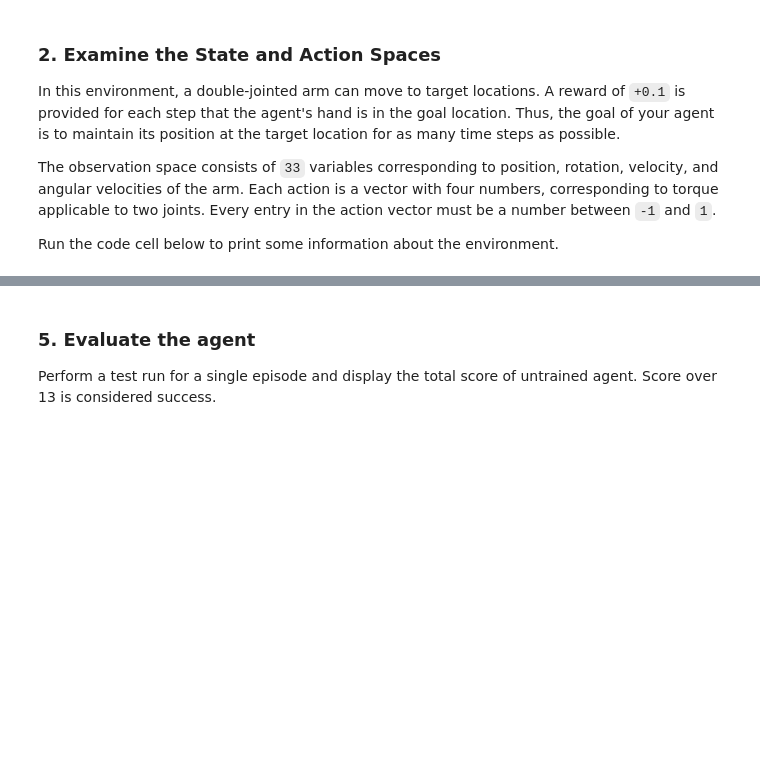
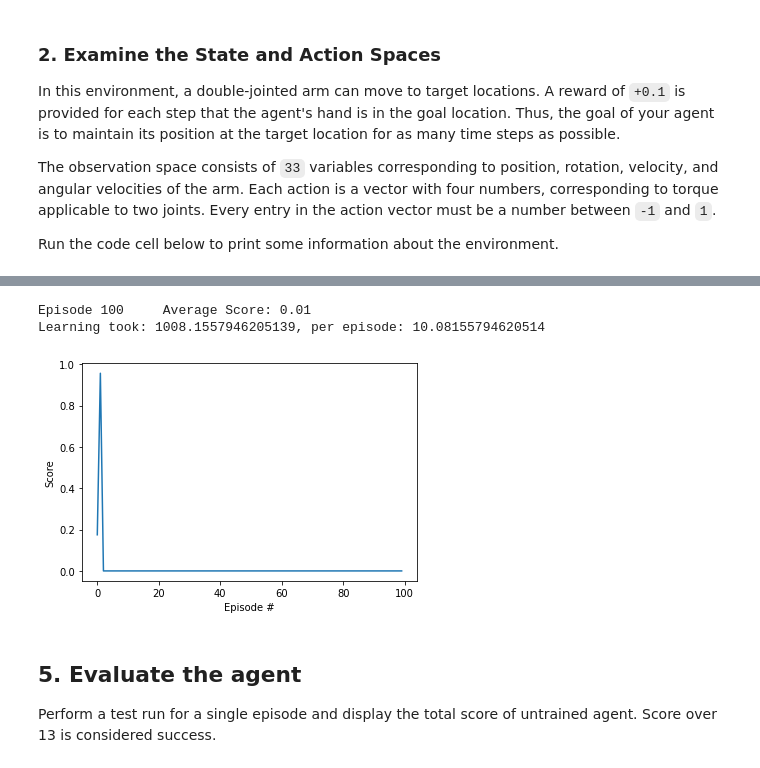
Before and after one commit to jolesinski/drlnd_control, a Jupyter notebook: Continuous_Control.ipynb, the cells around one changed output, grey strips where cells are left out. Saved outputs shown, nothing was run; the diff lists cells and outputs as text; code cells hidden in the pictures; blank space fills up the shorter version.

```diff
--- a/Continuous_Control.ipynb
+++ b/Continuous_Control.ipynb
@@ -25,0 +51,7 @@ KeyboardInterrupt:
+# %%
+![[ ! -d "Reacher_Linux_one" ]] && wget -O Reacher_Linux_one.zip https://s3-us-west-1.amazonaws.com/udacity-drlnd/P2/Reacher/one_agent/Reacher_Linux.zip && unzip Reacher_Linux_one.zip -d Reacher_Linux_one
+
+env = UnityEnvironment(file_name='Reacher_Linux_one/Reacher_Linux/Reacher.x86_64')
+# get the default brain
+brain_name = env.brain_names[0]
+brain = env.brains[brain_name]
@@ -67,0 +382,12 @@ DQN learing algorithm and model is contained in the Agent class located in dqn_a
+# %%
+env_info = env.reset(train_mode=True)[brain_name]
+states = env_info.vector_observations
+# %%
+actions = agent.act(states)       # select an action
+
+env_info = env.step(actions.detach().cpu().numpy())[brain_name]       # send the action to the environment
+next_states = env_info.vector_observations     # get the next state
+rewards = env_info.rewards                     # get the reward
+dones = env_info.local_done                    # see if episode has finished
+agent.step(states, actions, rewards, next_states, dones)
+states = next_states
@@ -74,5 +419,63 @@ env_info = env.reset(train_mode=True)[brain_name]
+# %%
+def a2c(n_episodes=100, max_t=1000, solved_score=30):
+    """Advantage Actor Critic (synchronous).
+
+    Params
+    ======
+        n_episodes (int): maximum number of training episodes
+        max_t (int): maximum number of timesteps per episode
+    """
+    scores = []                        # list containing scores from each episode
+    scores_window = deque(maxlen=100)  # last 100 scores
+    for i_episode in range(1, n_episodes+1):
+        env_info = env.reset(train_mode=True)[brain_name]
+        states = env_info.vector_observations
+        score = np.zeros(num_agents)
+        for t in range(max_t):
+            actions = agent.act(states)                    # select an action
+            actions_clamped = torch.clamp(actions, -1, 1).cpu().numpy()
+            env_info = env.step(actions_clamped)[brain_name]       # send the action to the environment
+            next_states = env_info.vector_observations     # get the next state
+            rewards = env_info.rewards                     # get the reward
+            dones = env_info.local_done                    # see if episode has finished
+            agent.step(states, actions, rewards, next_states, dones)
+            states = next_states
+            score += rewards
+            if np.any(dones):
+                break
+
+        agent.learn()
+        episode_score = np.mean(score)
+        scores_window.append(episode_score)       # save most recent score
+        scores.append(episode_score)              # save most recent score
+        print('\rEpisode {}\tAverage Score: {:.2f}'.format(i_episode, np.mean(scores_window)), end="")
+        if i_episode % 100 == 0:
+            print('\rEpisode {}\tAverage Score: {:.2f}'.format(i_episode, np.mean(scores_window)))
+        if np.mean(scores_window)>=solved_score:
+            print('\nEnvironment solved in {:d} episodes!\tAverage Score: {:.2f}'.format(i_episode-100, np.mean(scores_window)))
+            torch.save(agent.model_local.state_dict(), 'trained_weights.pth')
+            break
+    return scores
+
+start = time.time()
+scores = a2c()
+learning_took = time.time() - start
+
+print("Learning took: {}, per episode: {}".format(learning_took, learning_took/len(scores)))
+
+# plot the scores
+fig = plt.figure()
+ax = fig.add_subplot(111)
+plt.plot(np.arange(len(scores)), scores)
+plt.ylabel('Score')
+plt.xlabel('Episode #')
+plt.show()
+# %% [output]
+Episode 100     Average Score: 0.01
+Learning took: 1008.1557946205139, per episode: 10.08155794620514
+[figure, added]
 # %% [markdown]
-### 5. Evaluate the agent
+## 5. Evaluate the agent
 
 Perform a test run for a single episode and display the total score of untrained agent. Score over 13 is considered success.
 # %%
```
Also changed, not shown: parts of 26 cells of this notebook, 4 other files.
